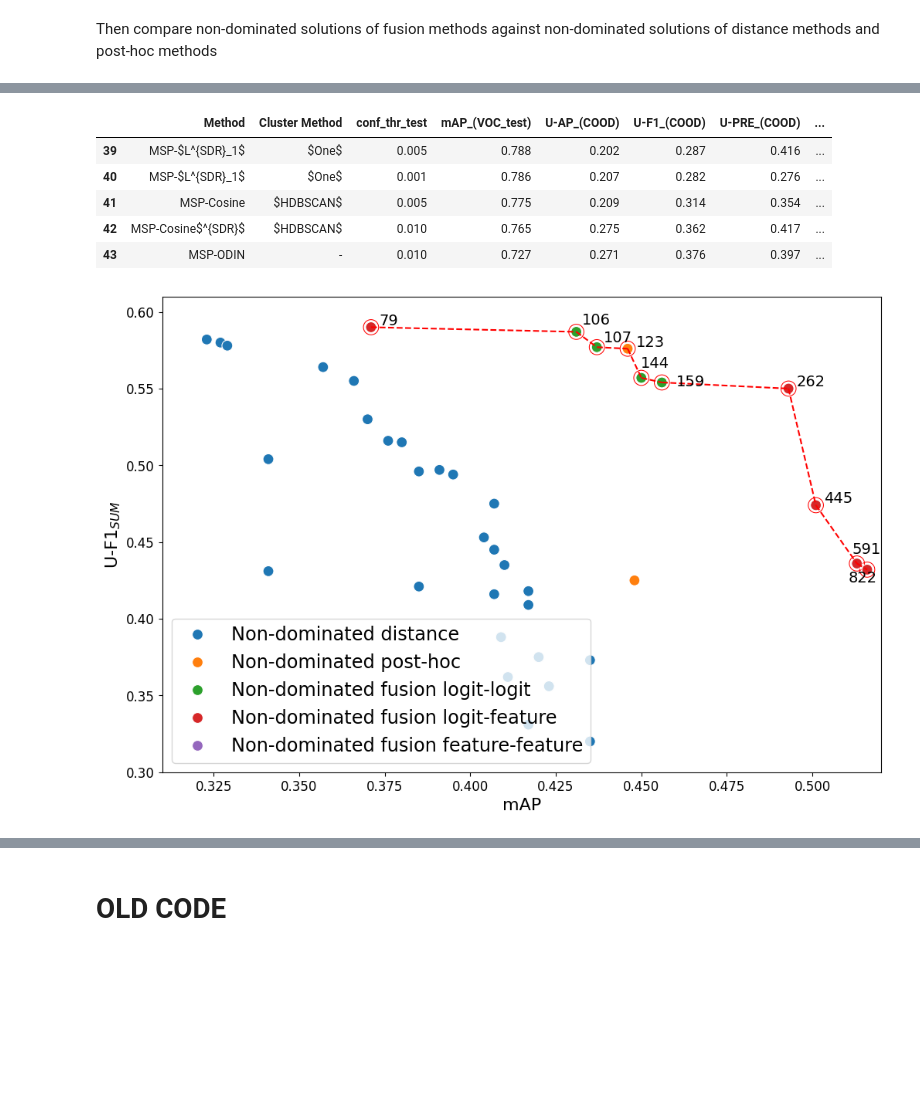
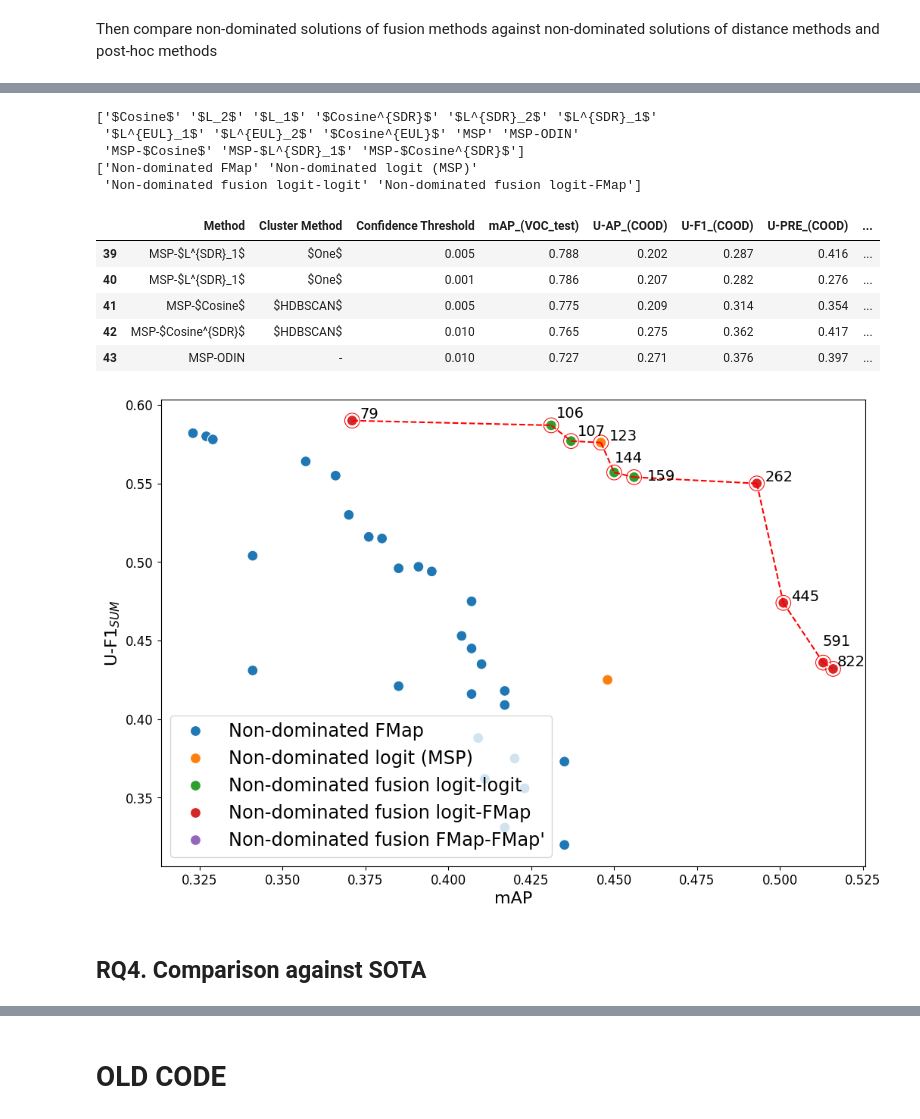
Before and after one commit to aitor-martinez-seras/OoD_in_Object_Detection, a Jupyter notebook: process_results.ipynb, the cells around one changed output, grey strips where cells are left out. Drawn from its saved outputs; the diff is of its cells as text; code cells hidden in the pictures; blank space fills up the shorter version.

```diff
--- a/process_results.ipynb
+++ b/process_results.ipynb
@@ -97,18 +97,18 @@ WHICH_FUSION_TYPE = {
     'MSP-Energy': 'logit-logit',
     'MSP-ODIN': 'logit-logit',
     'MSP-Energy-ODIN': 'logit-logit',
-    'MSP-$L_1$': 'logit-feature',
-    'MSP-$L_2$': 'logit-feature',
-    'MSP-Cosine': 'logit-feature',
-    'MSP-$L^{SDR}_1$': 'logit-feature',
-    'MSP-$L^{SDR}_2$': 'logit-feature',
-    'MSP-Cosine$^{SDR}$': 'logit-feature',
-    '$L_1$-Cosine$^{SDR}$': 'feature-feature',
-    'Cosine-Cosine$^{SDR}$': 'feature-feature',
+    'MSP-$L_1$': 'logit-FMap',
+    'MSP-$L_2$': 'logit-FMap',
+    'MSP-$Cosine$': 'logit-FMap',
+    'MSP-$L^{SDR}_1$': 'logit-FMap',
+    'MSP-$L^{SDR}_2$': 'logit-FMap',
+    'MSP-$Cosine^{SDR}$': 'logit-FMap',
+    '$L_1$-$Cosine$^{SDR}$': "FMap-FMap'",
+    '$Cosine$-$Cosine^{SDR}$': "FMap-FMap'",
 }
 
 
-CLUSTER_METHODS_TO_KEEP = ['one', 'all', 'KMeans', 'KMeans_10', 'HDBSCAN', '-', 'KMeans_10-HDBSCAN']
+CLUSTER_METHODS_TO_KEEP = ['one', 'all', 'KMeans', 'KMeans_10', 'HDBSCAN', '-', 'KMeans_10-HDBSCAN', 'one-HDBSCAN']
 NEW_NAMES_FOR_CLUSTER_METHODS = {
     'one': '$One$',
     'all': '$All$',
@@ -1949,30 +2040,31 @@ df_non_dominated_cluster_methods
 # Vanilla
 df_non_dominated_all_cluster_methods_new_names = df_non_dominated_cluster_methods.copy()
 df_non_dominated_all_cluster_methods_new_names.rename(columns={'Distance Metric': 'Method'}, inplace=True)
-df_non_dominated_all_cluster_methods_new_names['Type'] = 'Non-dominated distance'
+df_non_dominated_all_cluster_methods_new_names['Type'] = 'Non-dominated FMap'
 df_non_dominated_all_cluster_methods_new_names['Fusion Strategy'] = '-'
 #df_non_dominated_cluster_methods_new_names['Method'] = 'FMap'
 # SDR
 df_non_dominated_cluster_methods_SDR_new_names = df_non_dominated_cluster_methods_SDR.copy()
 df_non_dominated_cluster_methods_SDR_new_names.rename(columns={'Distance Metric': 'Method'}, inplace=True)
-df_non_dominated_cluster_methods_SDR_new_names['Type'] = 'Non-dominated distance'
+df_non_dominated_cluster_methods_SDR_new_names['Type'] = 'Non-dominated FMap'
 df_non_dominated_cluster_methods_SDR_new_names['Fusion Strategy'] = '-'
 #df_non_dominated_cluster_methods_SDR_new_names['Method'] = 'Non-dominated distance'
 # EUL
 df_non_dominated_cluster_methods_EUL_new_names = df_non_dominated_cluster_methods_EUL.copy()
 df_non_dominated_cluster_methods_EUL_new_names.rename(columns={'Distance Metric': 'Method'}, inplace=True)
-df_non_dominated_cluster_methods_EUL_new_names['Type'] = 'Non-dominated distance'
+df_non_dominated_cluster_methods_EUL_new_names['Type'] = 'Non-dominated FMap'
 df_non_dominated_cluster_methods_EUL_new_names['Fusion Strategy'] = '-'
 #df_non_dominated_cluster_methods_EUL_new_names['Method'] = 'Non-dominated distance'
 
 # Post-hoc
 df_non_dominated_logits_new_names = df_non_dominated_logits.copy()
-df_non_dominated_logits_new_names['Type'] = 'Non-dominated post-hoc'
+df_non_dominated_logits_new_names['Type'] = 'Non-dominated logit (MSP)'
 df_non_dominated_logits_new_names['Fusion Strategy'] = '-'
 #df_non_dominated_logits_new_names['Distance Metric'] = '-'
 
 # Fusion
 df_non_dominated_fusion_methods_new_names = df_non_dominated_fusion_methods.copy()
+df_non_dominated_fusion_methods_new_names.rename(columns={'conf_thr_test': 'Confidence Threshold'}, inplace=True)
 df_non_dominated_fusion_methods_new_names = assign_type_to_fusion(df_non_dominated_fusion_methods_new_names)
 #df_non_dominated_fusion_methods_new_names['Type'] = 'Non-dominated fusion'
 #df_non_dominated_fusion_methods_new_names['Cluster Method'] = 'Non-dominated fusion'
@@ -1990,23 +2082,31 @@ df_non_dominated_distance_vs_posthoc_vs_fusion = pd.concat([
 #df_non_dominated_distance_vs_posthoc_vs_fusion = df_non_dominated_distance_vs_posthoc_vs_fusion.rename(columns={'Distance': 'Method'})
 
 df_final = df_non_dominated_distance_vs_posthoc_vs_fusion.copy()
+print(df_final['Method'].unique())
+print(df_final['Type'].unique())
 df_final.tail()
 # %% [output]
+['$Cosine$' '$L_2$' '$L_1$' '$Cosine^{SDR}$' '$L^{SDR}_2$' '$L^{SDR}_1$'
+ '$L^{EUL}_1$' '$L^{EUL}_2$' '$Cosine^{EUL}$' 'MSP' 'MSP-ODIN'
+ 'MSP-$Cosine$' 'MSP-$L^{SDR}_1$' 'MSP-$Cosine^{SDR}$']
+['Non-dominated FMap' 'Non-dominated logit (MSP)'
+ 'Non-dominated fusion logit-logit' 'Non-dominated fusion logit-FMap']
-|  | Method | Cluster Method | conf_thr_test | mAP_(VOC_test) | U-AP_(COOD) | U-F1_(COOD) | U-PRE_(COOD) | ... |
+|  | Method | Cluster Method | Confidence Threshold | mAP_(VOC_test) | U-AP_(COOD) | U-F1_(COOD) | U-PRE_(COOD) | ... |
 | 39 | MSP-$L^{SDR}_1$ | $One$ | 0.005 | 0.788 | 0.202 | 0.287 | 0.416 | ... |
 | 40 | MSP-$L^{SDR}_1$ | $One$ | 0.001 | 0.786 | 0.207 | 0.282 | 0.276 | ... |
-| 41 | MSP-Cosine | $HDBSCAN$ | 0.005 | 0.775 | 0.209 | 0.314 | 0.354 | ... |
-| 42 | MSP-Cosine$^{SDR}$ | $HDBSCAN$ | 0.010 | 0.765 | 0.275 | 0.362 | 0.417 | ... |
+| 41 | MSP-$Cosine$ | $HDBSCAN$ | 0.005 | 0.775 | 0.209 | 0.314 | 0.354 | ... |
+| 42 | MSP-$Cosine^{SDR}$ | $HDBSCAN$ | 0.010 | 0.765 | 0.275 | 0.362 | 0.417 | ... |
 | 43 | MSP-ODIN | - | 0.010 | 0.727 | 0.271 | 0.376 | 0.397 | ... |
 # %%
 # Constants for the style of the plots
 #STYLE_ORDER = ['Non-dominated distance', 'Non-dominated post-hoc', 'Non-dominated fusion']
-HUE_ORDER = ['Non-dominated distance', 'Non-dominated post-hoc', 'Non-dominated fusion logit-logit', 'Non-dominated fusion logit-feature', 'Non-dominated fusion feature-feature']
+#HUE_ORDER = ['Non-dominated feature', 'Non-dominated logit (MSP)', 'Non-dominated fusion logit-logit', 'Non-dominated fusion logit-feature', 'Non-dominated fusion feature-feature']
 # OTHER_MARKERS = {
 #     'Non-dominated vanilla': '*',
 #     'Non-dominated SDR': 'X',
 #     'Non-dominated fusion': 'P',
 # }
+HUE_ORDER = ['Non-dominated FMap', 'Non-dominated logit (MSP)', 'Non-dominated fusion logit-logit', 'Non-dominated fusion logit-FMap', "Non-dominated fusion FMap-FMap'"]
 
 # Configure plot
 HIGHLIGHT_NON_DOMINATED_POINTS = True
@@ -2014,9 +2114,9 @@ CONNECT_NON_DOMINATED_POINTS = True
 ADD_AOSE_VALUES = True
 USE_SHADED_AREAS = False
 LEGEND_WITH_ONLY_ONE_LABELS_FOR_NON_DOMINATED = True
+USE_LIMS = False
 
 # Constants
-USE_LIMS = True
 XLIM = (0.31, 0.52)
 YLIM = (0.3, 0.61)
 FONTSIZE_XY_LABELS = 16
@@ -2035,7 +2135,7 @@ COLOR_NON_DOMINATED = 'red'
 # If there is not, then the point is non-dominated
 non_dominated_points = obtain_non_dominated_points_positions_map_f1(df_final, WHICH_SUBSET)
 # Extract the non-dominated points into a df
-df_non_dominated_cluster_methods_and_SDR = df_final.iloc[non_dominated_points]
+df_non_dominated_after_rq1_rq2_rq3 = df_final.iloc[non_dominated_points].reset_index(drop=True)
 
 # Colors for the different cluster methods
 palette = sns.color_palette("tab10")
@@ -2055,31 +2155,33 @@ sns.scatterplot(data=df_final, x='mAP', y=f'U-F1_({WHICH_SUBSET})',
 if USE_SHADED_AREAS:
     add_shaded_areas(df_final, ax, colors_for_methods, 'Cluster Method', 'mAP', f'U-F1_({WHICH_SUBSET})')
 
 if USE_LIMS:
     plt.xlim(XLIM)
     plt.ylim(YLIM)
 plt.xlabel('mAP', fontdict={'fontsize': FONTSIZE_XY_LABELS})
 plt.ylabel(f'U-F1$_{{{WHICH_SUBSET}}}$', fontdict={'fontsize': FONTSIZE_XY_LABELS})
 plt.xticks(fontsize=FONTSIZE_TICKS)
 plt.yticks(fontsize=FONTSIZE_TICKS)
 
 if HIGHLIGHT_NON_DOMINATED_POINTS:
     highlight_non_dominated_points(ax, df_final, non_dominated_points, 'mAP', f'U-F1_({WHICH_SUBSET})', MARKER_SIZE_NON_DOMINATED, COLOR_NON_DOMINATED, LINEWIDTH_NON_DOMINATED_MARKER)
 
 if CONNECT_NON_DOMINATED_POINTS:
     add_line_connecting_non_dominated_points(ax, df_final, non_dominated_points, 'mAP', f'U-F1_({WHICH_SUBSET})', COLOR_NON_DOMINATED, '--', LINEWIDTH_NON_DOMINATED_LINE)
 
 if ADD_AOSE_VALUES:
     add_text_to_non_dominated_points(ax, df_final, non_dominated_points, 'mAP', f'U-F1_({WHICH_SUBSET})', 'A-OSE', FONTSIZE_AOSE)
 
 # Converts the legend to only show unique labels, basically is for removing the redundance of the Non-Dominated label
 if LEGEND_WITH_ONLY_ONE_LABELS_FOR_NON_DOMINATED:
     unique_handles, unique_labels = unique_legend_handles_labels(ax)
     ax.legend(unique_handles, unique_labels, fontsize=FONTSIZE_LEGEND)
 else:
     legend = ax.legend(fontsize=FONTSIZE_LEGEND)   # You can use 'small', 'medium', 'large', 'x-large', etc.
 
 plt.savefig(RQ3_FIGURES_FOLDER / f'{WHICH_SUBSET}_distance_vs_posthoc_vs_fusion_non-dominated_comparison.pdf', bbox_inches='tight')
 plt.show()
 # %% [output]
-[figure, old version]
+[figure, new version]
+# %% [markdown]
+## RQ4. Comparison against SOTA
```
Also changed, not shown: parts of 13 cells of this notebook.
